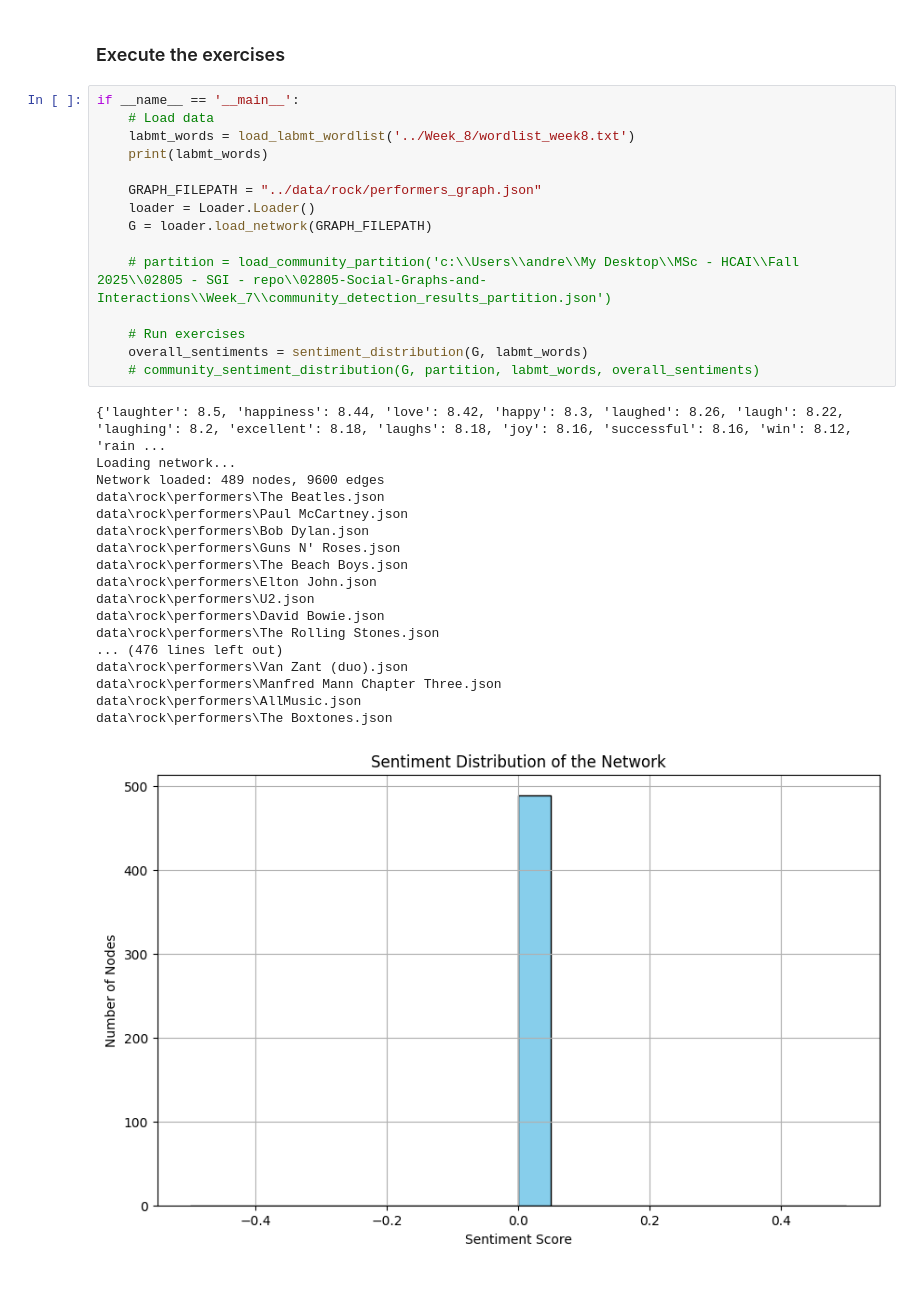
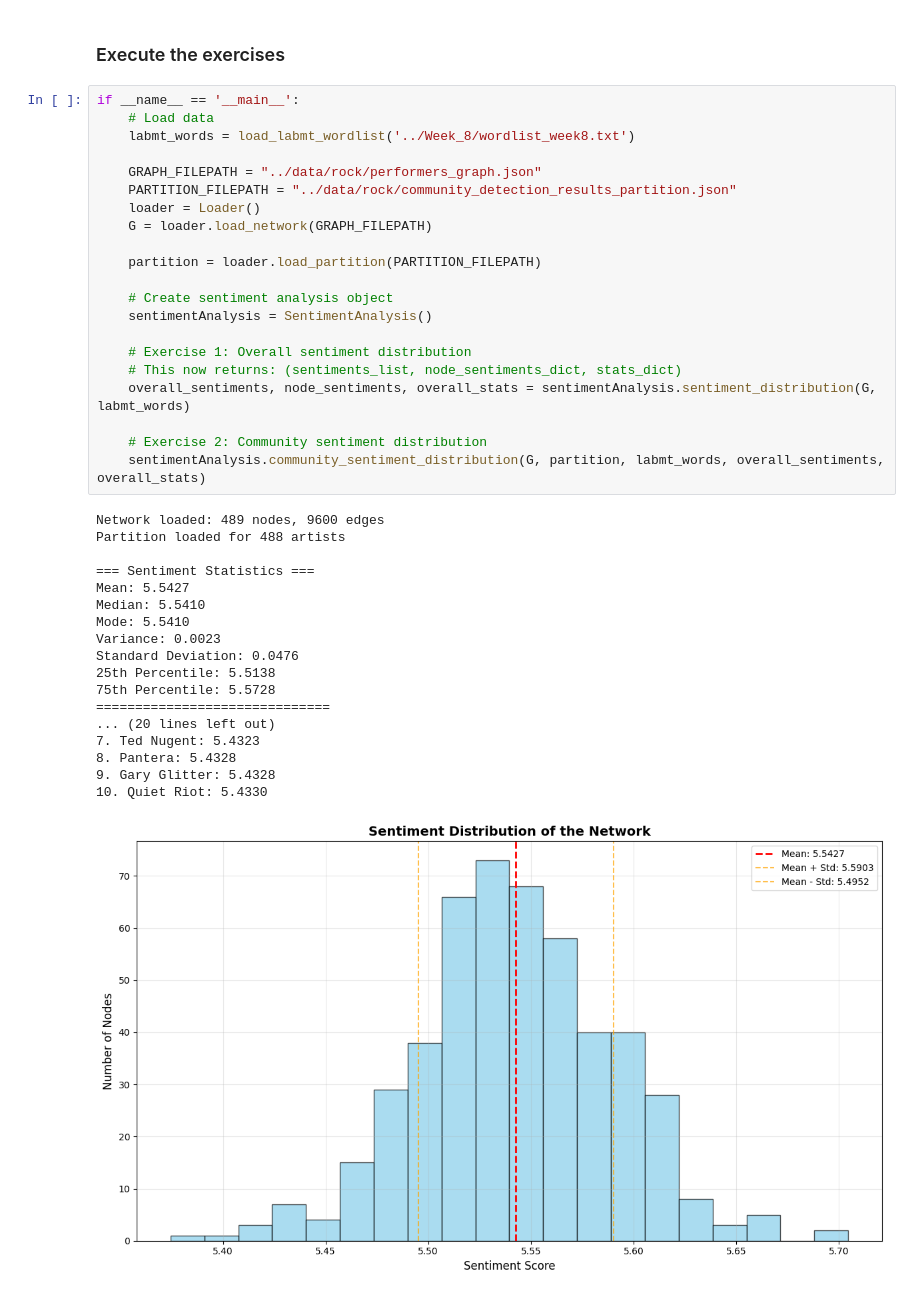
Before and after one commit to AlessandroLongo23/02805-Social-Graphs-and-Interactions, a Jupyter notebook: Week_8/Week8.ipynb, the cells around one changed output. Saved outputs shown, nothing was run; the diff lists cells and outputs as text.

```diff
--- a/Week_8/Week8.ipynb
+++ b/Week_8/Week8.ipynb
@@ -190,34 +96,40 @@ def community_sentiment_distribution(graph, partition, labmt_words, overall_sent
 # %%
 if __name__ == '__main__':
     # Load data
     labmt_words = load_labmt_wordlist('../Week_8/wordlist_week8.txt')
-    print(labmt_words)
 
     GRAPH_FILEPATH = "../data/rock/performers_graph.json"
-    loader = Loader.Loader()
+    PARTITION_FILEPATH = "../data/rock/community_detection_results_partition.json"
+    loader = Loader()
     G = loader.load_network(GRAPH_FILEPATH)
 
-    # partition = load_community_partition('c:\\Users\\andre\\My Desktop\\MSc - HCAI\\Fall 2025\\02805 - SGI - repo\\02805-Social-Graphs-and-Interactions\\Week_7\\community_detection_results_partition.json')
+    partition = loader.load_partition(PARTITION_FILEPATH)
 
-    # Run exercises
-    overall_sentiments = sentiment_distribution(G, labmt_words)
-    # community_sentiment_distribution(G, partition, labmt_words, overall_sentiments)
+    # Create sentiment analysis object
+    sentimentAnalysis = SentimentAnalysis()
+
+    # Exercise 1: Overall sentiment distribution
+    # This now returns: (sentiments_list, node_sentiments_dict, stats_dict)
+    overall_sentiments, node_sentiments, overall_stats = sentimentAnalysis.sentiment_distribution(G, labmt_words)
+
+    # Exercise 2: Community sentiment distribution
+    sentimentAnalysis.community_sentiment_distribution(G, partition, labmt_words, overall_sentiments, overall_stats)
 # %% [output]
-{'laughter': 8.5, 'happiness': 8.44, 'love': 8.42, 'happy': 8.3, 'laughed': 8.26, 'laugh': 8.22, 'laughing': 8.2, 'excellent': 8.18, 'laughs': 8.18, 'joy': 8.16, 'successful': 8.16, 'win': 8.12, 'rain ...
-Loading network...
 Network loaded: 489 nodes, 9600 edges
-data\rock\performers\The Beatles.json
-data\rock\performers\Paul McCartney.json
-data\rock\performers\Bob Dylan.json
-data\rock\performers\Guns N' Roses.json
-data\rock\performers\The Beach Boys.json
-data\rock\performers\Elton John.json
-data\rock\performers\U2.json
-data\rock\performers\David Bowie.json
-data\rock\performers\The Rolling Stones.json
-... (476 lines left out)
-data\rock\performers\Van Zant (duo).json
-data\rock\performers\Manfred Mann Chapter Three.json
-data\rock\performers\AllMusic.json
-data\rock\performers\The Boxtones.json
+Partition loaded for 488 artists
+
+=== Sentiment Statistics ===
+Mean: 5.5427
+Median: 5.5410
+Mode: 5.5410
+Variance: 0.0023
+Standard Deviation: 0.0476
+25th Percentile: 5.5138
+75th Percentile: 5.5728
+==============================
+... (20 lines left out)
+7. Ted Nugent: 5.4323
+8. Pantera: 5.4328
+9. Gary Glitter: 5.4328
+10. Quiet Riot: 5.4330
-[figure, old version]
+[figure, new version]
```
Also changed, not shown: parts of 6 cells of this notebook, 20 other files.
